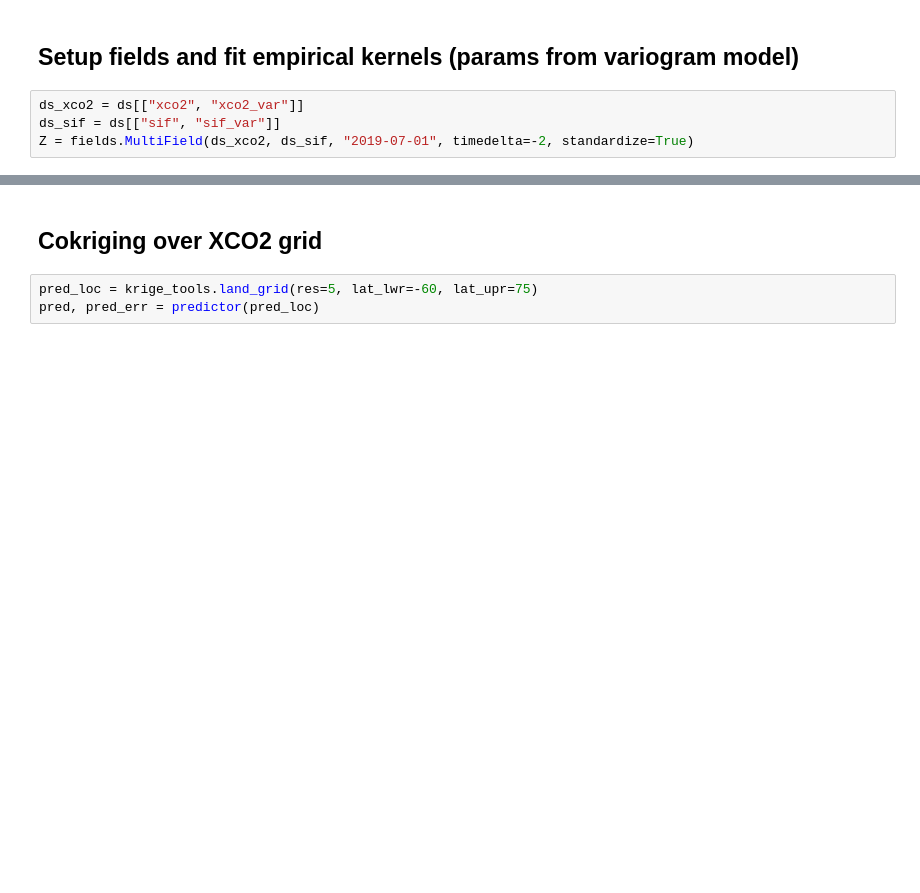
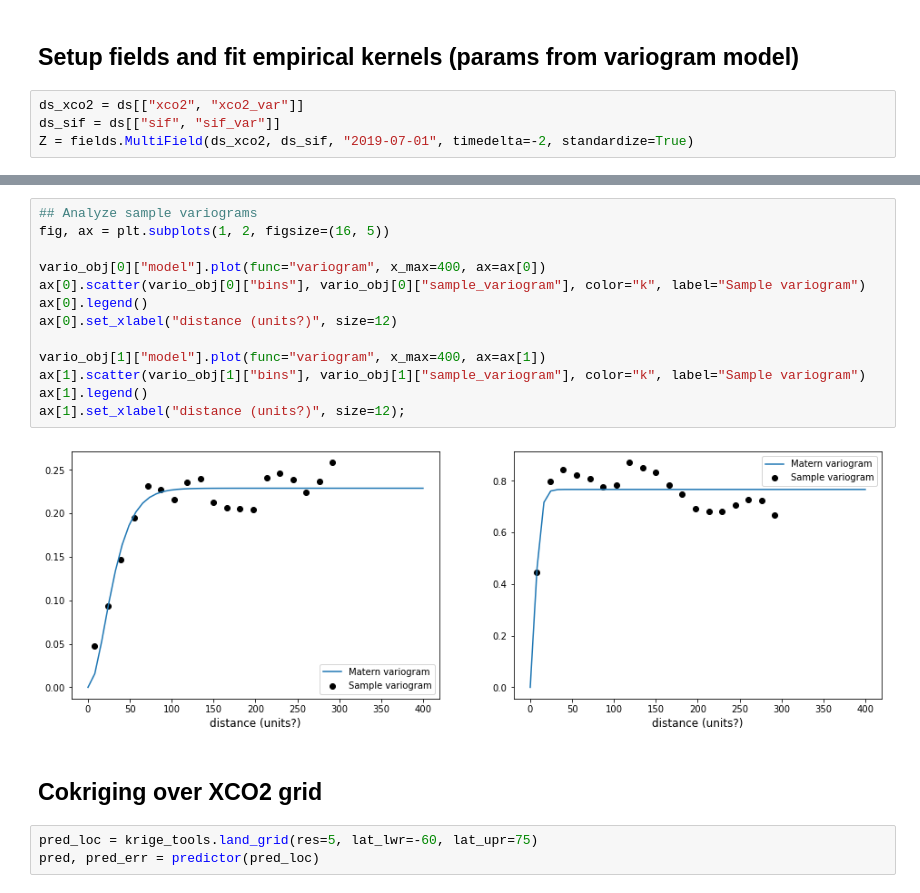
Before and after one commit to 91Mrwu/sif-xco2-cokriging, a Jupyter notebook: research/cokriging_demo.ipynb, the cells around one changed output, grey strips where cells are left out. Cells and saved outputs as stored; diff of their text form; blank space fills up the shorter version.

```diff
--- a/research/cokriging_demo.ipynb
+++ b/research/cokriging_demo.ipynb
@@ -55,3 +71,18 @@ predictor = cokrige.Cokrige(Z, model, fast_dist=True)
+# %%
+## Analyze sample variograms
+fig, ax = plt.subplots(1, 2, figsize=(16, 5))
+
+vario_obj[0]["model"].plot(func="variogram", x_max=400, ax=ax[0])
+ax[0].scatter(vario_obj[0]["bins"], vario_obj[0]["sample_variogram"], color="k", label="Sample variogram")
+ax[0].legend()
+ax[0].set_xlabel("distance (units?)", size=12)
+
+vario_obj[1]["model"].plot(func="variogram", x_max=400, ax=ax[1])
+ax[1].scatter(vario_obj[1]["bins"], vario_obj[1]["sample_variogram"], color="k", label="Sample variogram")
+ax[1].legend()
+ax[1].set_xlabel("distance (units?)", size=12);
+# %% [output]
+[figure, added]
 # %% [markdown]
 ## Cokriging over XCO2 grid
 # %%
```
Also changed, not shown: parts of 6 cells of this notebook, 7 other files.
